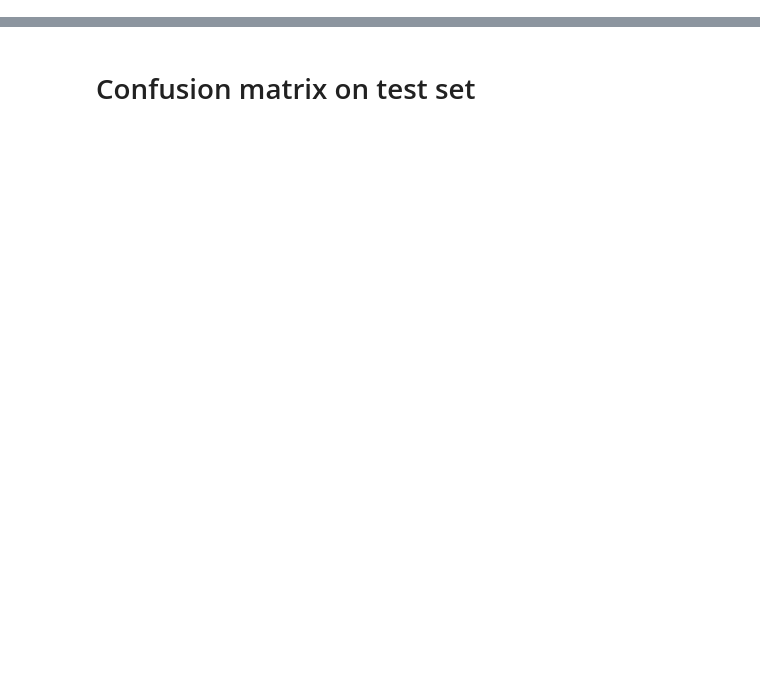
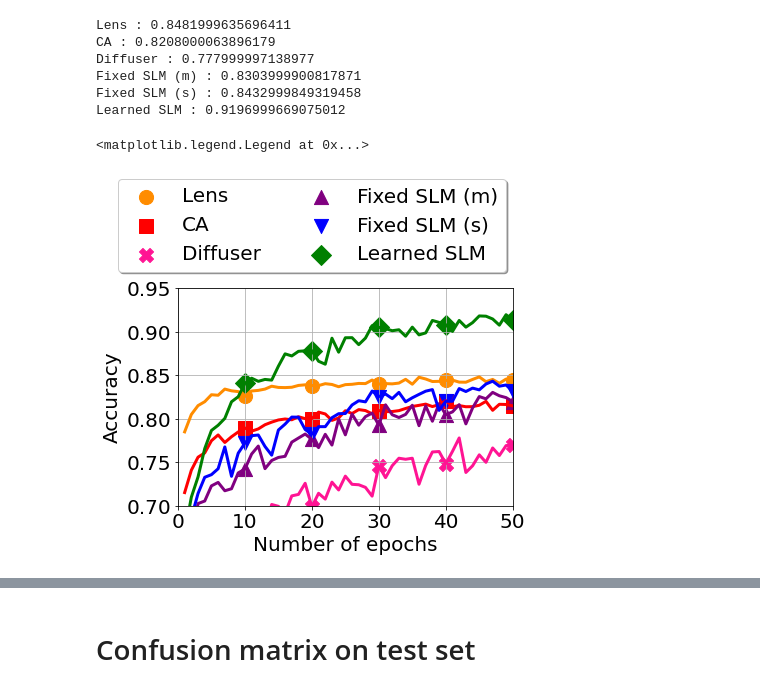
Before and after one commit to ebezzam/LenslessClassification, a Jupyter notebook: notebooks/compare_mnist_models.ipynb, the cells around one changed output, grey strips where cells are left out. Saved outputs shown, nothing was run; the diff lists cells and outputs as text; code cells hidden in the pictures; blank space fills up the shorter version.

```diff
--- a/notebooks/compare_mnist_models.ipynb
+++ b/notebooks/compare_mnist_models.ipynb
@@ -80 +384,41 @@ learned_slm_192 : 0.37993652880191814
+# %%
+MAX_EPOCH = 50
+markersize = 200
+every = 10
+
+ax = plt.subplot(111)
+for i, m in enumerate(models.keys()):
+    test_acc = np.load(str(models[m] / "test_acc.npy"))
+    # print(len(test_acc))
+    n_epoch = np.arange(len(test_acc)) + 1
+    print(f"{m} : {np.max(test_acc[:MAX_EPOCH])}")
+    ax.plot(n_epoch,  test_acc, linewidth=linewidth, linestyle="-", c=color_dict[m])
+    ax.scatter(n_epoch[9::every], test_acc[9::every], marker=markers_dict[m], label=m, s=markersize, c=color_dict[m])
+
+    # ax.plot(n_epoch,  test_acc, linewidth=linewidth, linestyle=linestyles[i], label=m,)
+    # ax.plot(n_epoch,  test_acc, linewidth=linewidth, label=m,)
+
+plt.legend()
+plt.ylabel("Accuracy")
+plt.xlabel("Number of epochs")
+plt.xlim([0, MAX_EPOCH]);
+plt.ylim([0.7, 0.95])   # 192
+plt.grid()
+ax.legend(loc='upper center', bbox_to_anchor=(0.4, 1.55),
+          ncol=2, fancybox=True, shadow=True)
+
+
+
+# ax.legend(loc='upper center', bbox_to_anchor=(0.5, 2.2),
+#           ncol=2, fancybox=True, shadow=True)
+# plt.ylim([0.2, 1.0])   # 768
+# %% [output]
+Lens : 0.8481999635696411
+CA : 0.8208000063896179
+Diffuser : 0.777999997138977
+Fixed SLM (m) : 0.8303999900817871
+Fixed SLM (s) : 0.8432999849319458
+Learned SLM : 0.9196999669075012
+<matplotlib.legend.Legend at 0x...>
+[figure, added]
 # %%
```
Also changed, not shown: parts of 12 cells of this notebook, 14 other files.
